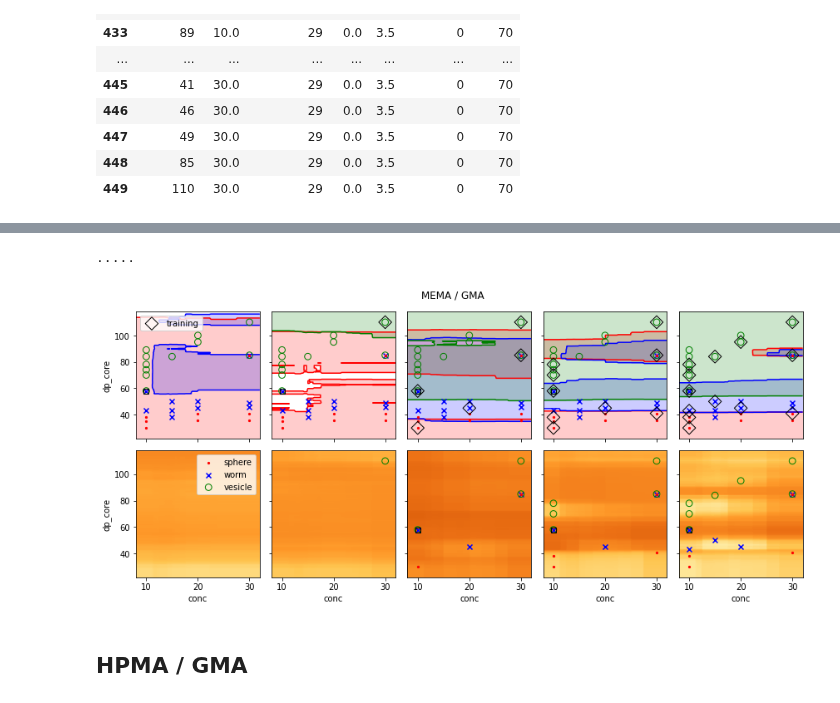
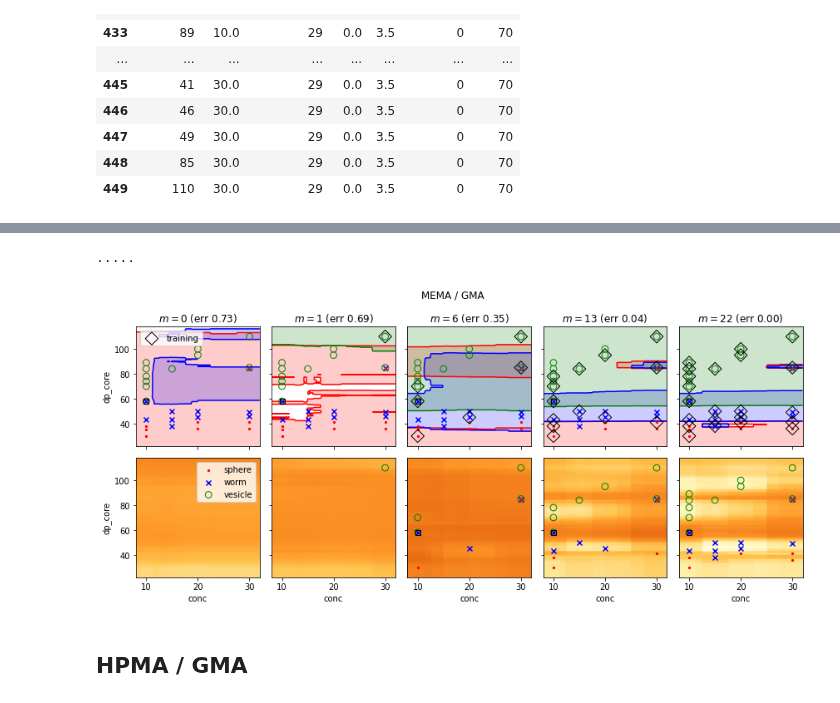
Before and after one commit to marioboley/PISA_ML, a Jupyter notebook: active_learning_phase_diagrams.ipynb, the cells around one changed output, grey strips where cells are left out. Saved outputs shown, nothing was run; the diff lists cells and outputs as text; code cells hidden in the pictures.

Commit message:
track errors during active learning
and update phase diagrams accordingly

```diff
--- a/active_learning_phase_diagrams.ipynb
+++ b/active_learning_phase_diagrams.ipynb
@@ -70,6 +109,6 @@ x[query2][['dp_core', 'conc', 'dp_corona', 'salt', 'ph', 'charged', 'temp']]
 | 448 | 85 | 30.0 | 29 | 0.0 | 3.5 | 0 | 70 |
 | 449 | 110 | 30.0 | 29 | 0.0 | 3.5 | 0 | 70 |
 # %%
-exp2 = ActiveLearningExperiment(random_forest_pcc, x[~query2], x[query2], y[~query2], y[query2], 16)
+exp2 = ActiveLearningExperiment(random_forest_pcc, x[~query2], x[query2], y[~query2], y[query2], 25)
 exp2.run()
 # %% [output]
@@ -78,10 +137,10 @@ exp2.run()
 # %%
-plot_active_learning_phase_diagrams(exp2, [0, 1, 5, 9, 13])
+plot_active_learning_phase_diagrams(exp2, [0, 1, 6, 13, 22])
 plt.suptitle('MEMA / GMA')
 plt.show()
 # %% [output]
 .....
-[figure, old version]
+[figure, new version]
 # %% [markdown]
 ## HPMA / GMA
 # %%
```
Also changed, not shown: parts of 12 cells of this notebook, 2 other files.
